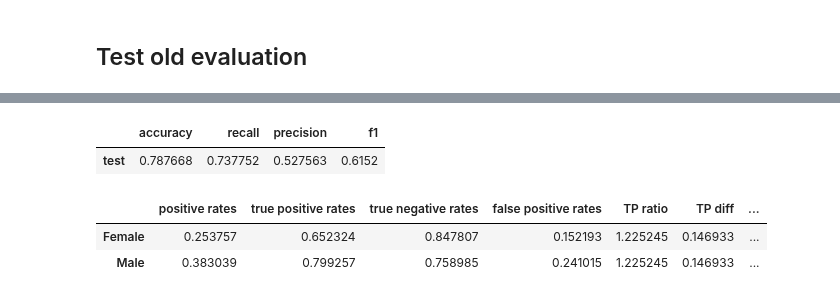
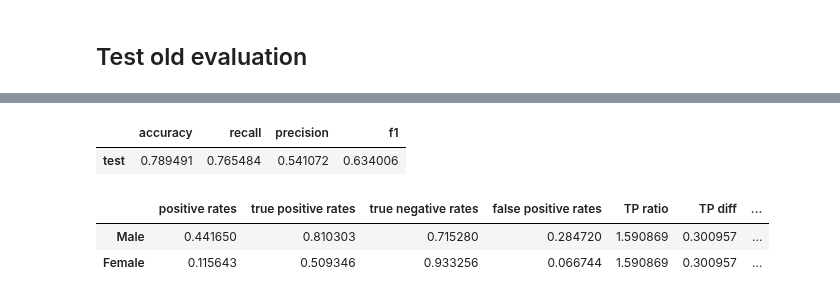
Before and after one commit to JipSchoneveld/HCML_project, a Jupyter notebook: reweigh_train.ipynb, the cells around one changed output, grey strips where cells are left out. Drawn from its saved outputs; the diff is of its cells as text; code cells hidden in the pictures.

```diff
--- a/reweigh_train.ipynb
+++ b/reweigh_train.ipynb
@@ -60,9 +58,9 @@ cat_feat_encoder = cat_feat_encoder.fit(DATA[cat_feats])
 ## Split train, dev and test
 # %%
 train, rest = train_test_split(DATA, test_size=0.3, random_state= 64819)
-dev, test_old_weighted = train_test_split(rest, test_size=2/3, random_state= 8910)
+dev, test_old = train_test_split(rest, test_size=2/3, random_state= 8910)
 test_2018 = data_2018
-print(f"Train size: {len(train)}, dev size: {len(dev)}, test old size: {len(test_old_weighted)}, test 2018 size: {len(test_2018)}")
+print(f"Train size: {len(train)}, dev size: {len(dev)}, test old size: {len(test_old)}, test 2018 size: {len(test_2018)}")
 # %% [output]
 Train size: 21113, dev size: 3016, test old size: 6033, test 2018 size: 1667195
 # %%
@@ -76,6 +74,9 @@ weights_train = train['weights']
 x_dev  = dev.drop(columns=['income', 'weights'])
 y_dev  = dev['income']
 
+x_test_old  = test_old.drop(columns=['income', 'weights'])
+y_test_old  = test_old['income']
+
 x_test_old_weighted  = test_old_weighted.drop(columns=['income', 'weights'])
 y_test_old_weighted  = test_old_weighted['income']
 
@@ -86,6 +87,7 @@ from Dataverwerking.data_transform import cat_to_one_hot
 x_train_encoded = cat_to_one_hot(x_train, cat_feats, cat_feat_encoder)
 x_dev_encoded = cat_to_one_hot(x_dev, cat_feats, cat_feat_encoder)
 x_test_old_weighted_encoded = cat_to_one_hot(x_test_old_weighted, cat_feats, cat_feat_encoder)
+x_test_old_encoded = cat_to_one_hot(x_test_old, cat_feats, cat_feat_encoder)
 x_test_2018_encoded = cat_to_one_hot(x_test_2018, cat_feats, cat_feat_encoder)
 # %% [markdown]
 # Logistic regression
@@ -209,12 +260,12 @@ logreg_fair_eval_test_2018
 # %% [markdown]
 ## Test old evaluation
 # %%
-y_pred_test_old_weighted = list(logreg.predict(x_test_old_weighted_encoded))
+y_pred_test_old = list(logreg.predict(x_test_old_encoded))
 
-logreg_results_test_old_weighted = test_old_weighted.copy() #get all the data of the dev set
+logreg_results_test_old = test_old.copy() #get all the data of the dev set
 
-logreg_results_test_old_weighted = logreg_results_test_old_weighted.filter(items=FEAT_OF_INT) #keep only relevant info
-logreg_results_test_old_weighted['y_pred'] = y_pred_test_old_weighted
-logreg_results_test_old_weighted
+logreg_results_test_old = logreg_results_test_old.filter(items=FEAT_OF_INT) #keep only relevant info
+logreg_results_test_old['y_pred'] = y_pred_test_old
+logreg_results_test_old
 # %% [output]
 |  | education | marital.status | sex | income | y_pred |
@@ -232,31 +283,31 @@ logreg_results_test_old_weighted
 6033 rows × 5 columns
 # %%
-logreg_acc_test_old_weighted = accuracy_score(y_test_old_weighted, y_pred_test_old_weighted)
-logreg_rec_test_old_weighted = recall_score(y_test_old_weighted, y_pred_test_old_weighted)
-logreg_pre_test_old_weighted = precision_score(y_test_old_weighted, y_pred_test_old_weighted)
-logreg_f1_test_old_weighted = f1_score(y_test_old_weighted, y_pred_test_old_weighted)
-logreg_eval_test_old_weighted = pd.DataFrame({'accuracy': [logreg_acc_test_old_weighted], 'recall': [logreg_rec_test_old_weighted], 'precision': [logreg_pre_test_old_weighted], 'f1': [logreg_f1_test_old_weighted]}, index=['test'])
-logreg_eval_test_old_weighted.to_csv(os.path.join('Results', 'weighted', 'test_weighted_old_eval.csv'),sep='\t')
-logreg_eval_test_old_weighted
+logreg_acc_test_old = accuracy_score(y_test_old, y_pred_test_old)
+logreg_rec_test_old = recall_score(y_test_old, y_pred_test_old)
+logreg_pre_test_old = precision_score(y_test_old, y_pred_test_old)
+logreg_f1_test_old = f1_score(y_test_old, y_pred_test_old)
+logreg_eval_test_old = pd.DataFrame({'accuracy': [logreg_acc_test_old], 'recall': [logreg_rec_test_old], 'precision': [logreg_pre_test_old], 'f1': [logreg_f1_test_old]}, index=['test'])
+logreg_eval_test_old.to_csv(os.path.join('Results', 'weighted', 'test_old_eval.csv'),sep='\t')
+logreg_eval_test_old
 # %% [output]
 |  | accuracy | recall | precision | f1 |
-| test | 0.787668 | 0.737752 | 0.527563 | 0.6152 |
+| test | 0.789491 | 0.765484 | 0.541072 | 0.634006 |
 # %%
-logreg_fair_eval_test_old_weighted = pd.DataFrame()
-logreg_fair_eval_test_old_weighted['positive rates'] = positive_rates(logreg_results_test_old_weighted, 'sex')
-logreg_fair_eval_test_old_weighted['true positive rates'] = true_postive_rates(logreg_results_test_old_weighted, 'sex')
-logreg_fair_eval_test_old_weighted['true negative rates'] = true_negative_rate(logreg_results_test_old_weighted, 'sex')
-logreg_fair_eval_test_old_weighted['false positive rates'] = false_postive_rates(logreg_results_test_old_weighted, 'sex')
+logreg_fair_eval_test_old = pd.DataFrame()
+logreg_fair_eval_test_old['positive rates'] = positive_rates(logreg_results_test_old, 'sex')
+logreg_fair_eval_test_old['true positive rates'] = true_postive_rates(logreg_results_test_old, 'sex')
+logreg_fair_eval_test_old['true negative rates'] = true_negative_rate(logreg_results_test_old, 'sex')
+logreg_fair_eval_test_old['false positive rates'] = false_postive_rates(logreg_results_test_old, 'sex')
 
-logreg_fair_eval_test_old_weighted['TP ratio'] = logreg_fair_eval_test_old_weighted['true positive rates']['Male']/logreg_fair_eval_test_old_weighted['true positive rates']['Female']
-logreg_fair_eval_test_old_weighted['TP diff'] = logreg_fair_eval_test_old_weighted['true positive rates']['Male']-logreg_fair_eval_test_old_weighted['true positive rates']['Female']
+logreg_fair_eval_test_old['TP ratio'] = logreg_fair_eval_test_old['true positive rates']['Male']/logreg_fair_eval_test_old['true positive rates']['Female']
+logreg_fair_eval_test_old['TP diff'] = logreg_fair_eval_test_old['true positive rates']['Male']-logreg_fair_eval_test_old['true positive rates']['Female']
 
-logreg_fair_eval_test_old_weighted['FP ratio'] = logreg_fair_eval_test_old_weighted['false positive rates']['Male']/logreg_fair_eval_test_old_weighted['false positive rates']['Female']
-logreg_fair_eval_test_old_weighted['FP diff'] = logreg_fair_eval_test_old_weighted['false positive rates']['Male']-logreg_fair_eval_test_old_weighted['false positive rates']['Female']
+logreg_fair_eval_test_old['FP ratio'] = logreg_fair_eval_test_old['false positive rates']['Male']/logreg_fair_eval_test_old['false positive rates']['Female']
+logreg_fair_eval_test_old['FP diff'] = logreg_fair_eval_test_old['false positive rates']['Male']-logreg_fair_eval_test_old['false positive rates']['Female']
 
-logreg_fair_eval_test_old_weighted.to_csv(os.path.join('Results', 'weighted', 'test_weighted_old_fair_eval.csv'),sep='\t')
-logreg_fair_eval_test_old_weighted
+logreg_fair_eval_test_old.to_csv(os.path.join('Results', 'weighted', 'test_old_fair_eval.csv'),sep='\t')
+logreg_fair_eval_test_old
 # %% [output]
 |  | positive rates | true positive rates | true negative rates | false positive rates | TP ratio | TP diff | ... |
-| Female | 0.253757 | 0.652324 | 0.847807 | 0.152193 | 1.225245 | 0.146933 | ... |
-| Male | 0.383039 | 0.799257 | 0.758985 | 0.241015 | 1.225245 | 0.146933 | ... |
+| Male | 0.441650 | 0.810303 | 0.715280 | 0.284720 | 1.590869 | 0.300957 | ... |
+| Female | 0.115643 | 0.509346 | 0.933256 | 0.066744 | 1.590869 | 0.300957 | ... |
```
Also changed, not shown: parts of 13 cells of this notebook, 6 other files.
